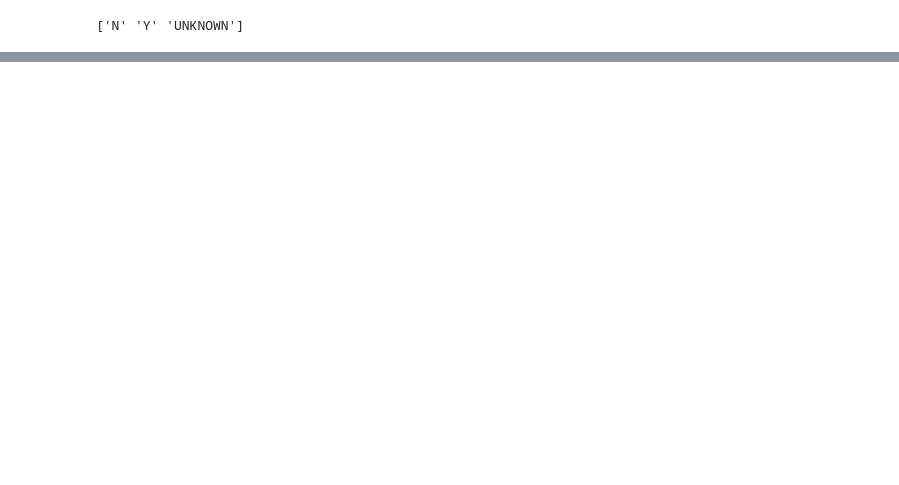
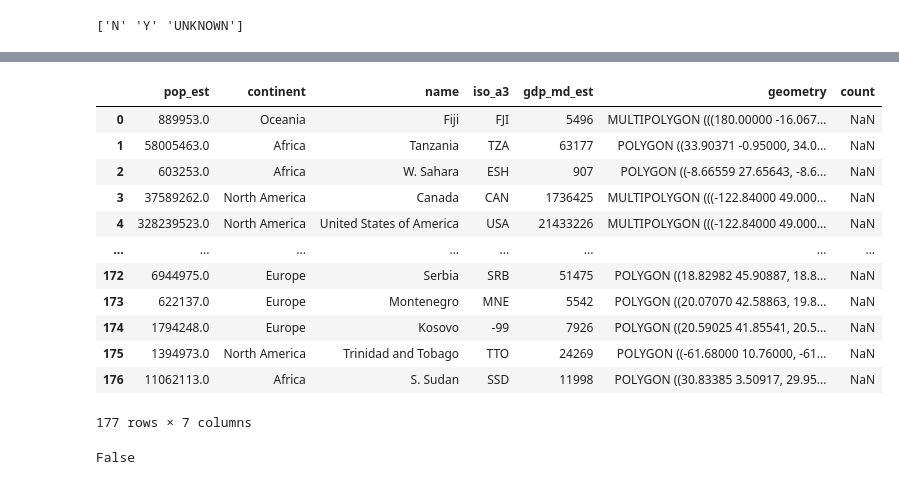
Before and after one commit to DarceeAnne/shark_attack_insurance_project, a Jupyter notebook: Quest_sharks.ipynb, the cells around one changed output, grey strips where cells are left out. Saved outputs shown, nothing was run; the diff lists cells and outputs as text; code cells hidden in the pictures; blank space fills up the shorter version.

```diff
--- a/Quest_sharks.ipynb
+++ b/Quest_sharks.ipynb
@@ -388,0 +550,47 @@ time - maybe cleaned
+# %%
+import geopandas as gpd
+import matplotlib.pyplot as plt
+
+# Load world map shapefile
+world = gpd.read_file(gpd.datasets.get_path('naturalearth_lowres'))
+
+# Get country counts
+country_counts = sharks_df['Country'].value_counts().head(30)
+
+# Merge country counts with world map
+world = world.merge(country_counts, how='left', left_on='name', right_on="Country")
+world
+# # Fill missing values with 0 (countries with no shark attacks)
+# world[country_counts.name] = world[country_counts.name].fillna(0)
+
+# # Calculate percentages
+# total_attacks = country_counts.sum()
+# world['Percentage'] = (world[country_counts.name] / total_attacks) * 100
+
+# # Plotting
+# fig, ax = plt.subplots(1, 1, figsize=(15, 10))
+# world.plot(column='Percentage', cmap='Reds', linewidth=0.8, ax=ax, edgecolor='0.8', legend=True)
+
+# # Add title and legend
+# ax.set_title('Percentage of Shark Attacks by Country', fontdict={'fontsize': '15'})
+# ax.set_axis_off()
+# plt.tight_layout()
+# plt.show()
+# %% [output]
+|  | pop_est | continent | name | iso_a3 | gdp_md_est | geometry | count |
+| 0 | 889953.0 | Oceania | Fiji | FJI | 5496 | MULTIPOLYGON (((180.00000 -16.067... | NaN |
+| 1 | 58005463.0 | Africa | Tanzania | TZA | 63177 | POLYGON ((33.90371 -0.95000, 34.0... | NaN |
+| 2 | 603253.0 | Africa | W. Sahara | ESH | 907 | POLYGON ((-8.66559 27.65643, -8.6... | NaN |
+| 3 | 37589262.0 | North America | Canada | CAN | 1736425 | MULTIPOLYGON (((-122.84000 49.000... | NaN |
+| 4 | 328239523.0 | North America | United States of America | USA | 21433226 | MULTIPOLYGON (((-122.84000 49.000... | NaN |
+| ... | ... | ... | ... | ... | ... | ... | ... |
+| 172 | 6944975.0 | Europe | Serbia | SRB | 51475 | POLYGON ((18.82982 45.90887, 18.8... | NaN |
+| 173 | 622137.0 | Europe | Montenegro | MNE | 5542 | POLYGON ((20.07070 42.58863, 19.8... | NaN |
+| 174 | 1794248.0 | Europe | Kosovo | -99 | 7926 | POLYGON ((20.59025 41.85541, 20.5... | NaN |
+| 175 | 1394973.0 | North America | Trinidad and Tobago | TTO | 24269 | POLYGON ((-61.68000 10.76000, -61... | NaN |
+| 176 | 11062113.0 | Africa | S. Sudan | SSD | 11998 | POLYGON ((30.83385 3.50917, 29.95... | NaN |
+177 rows × 7 columns
+# %%
+"asd" == "ASD"
+# %% [output]
+False
```
Also changed, not shown: parts of 15 cells of this notebook, 1 other file.
